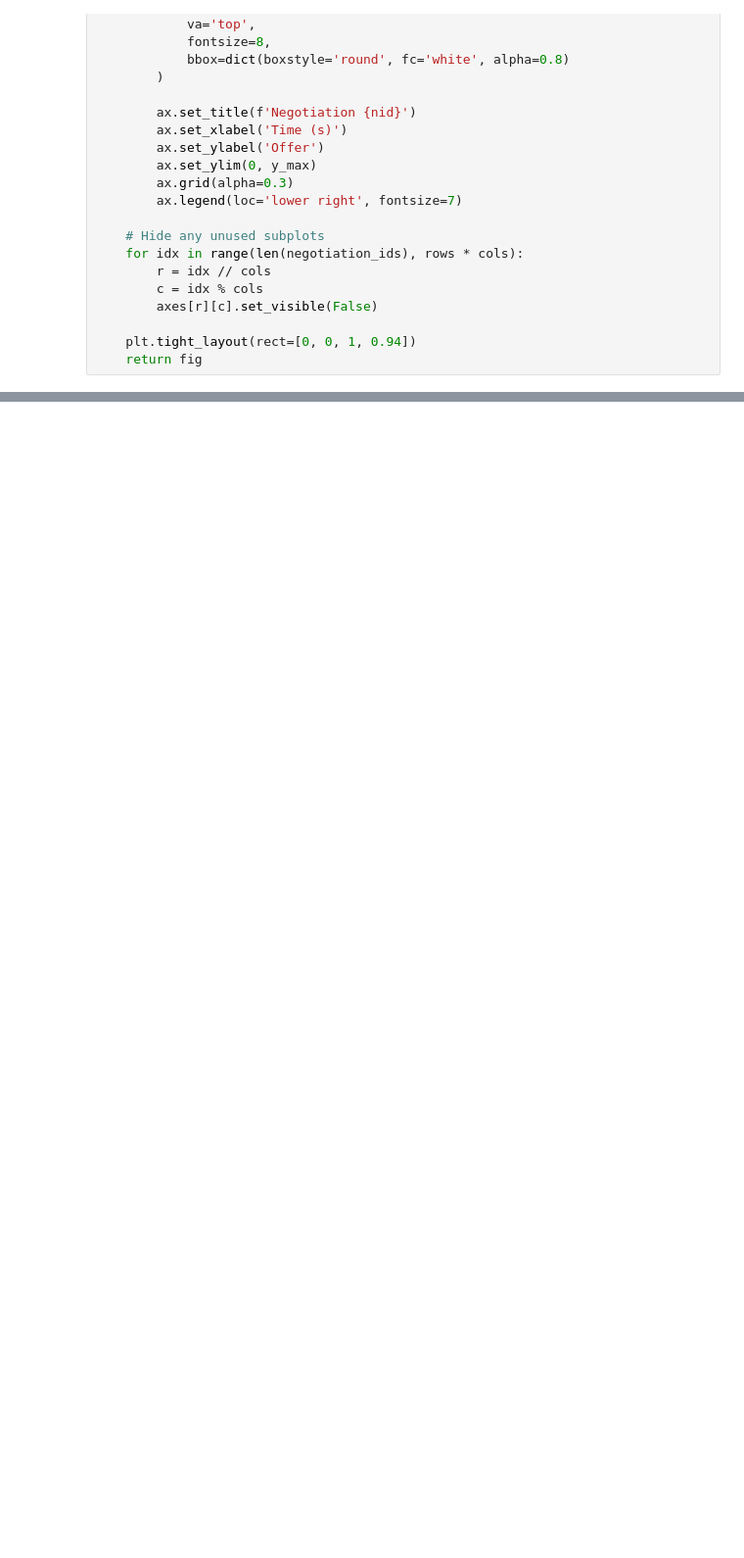
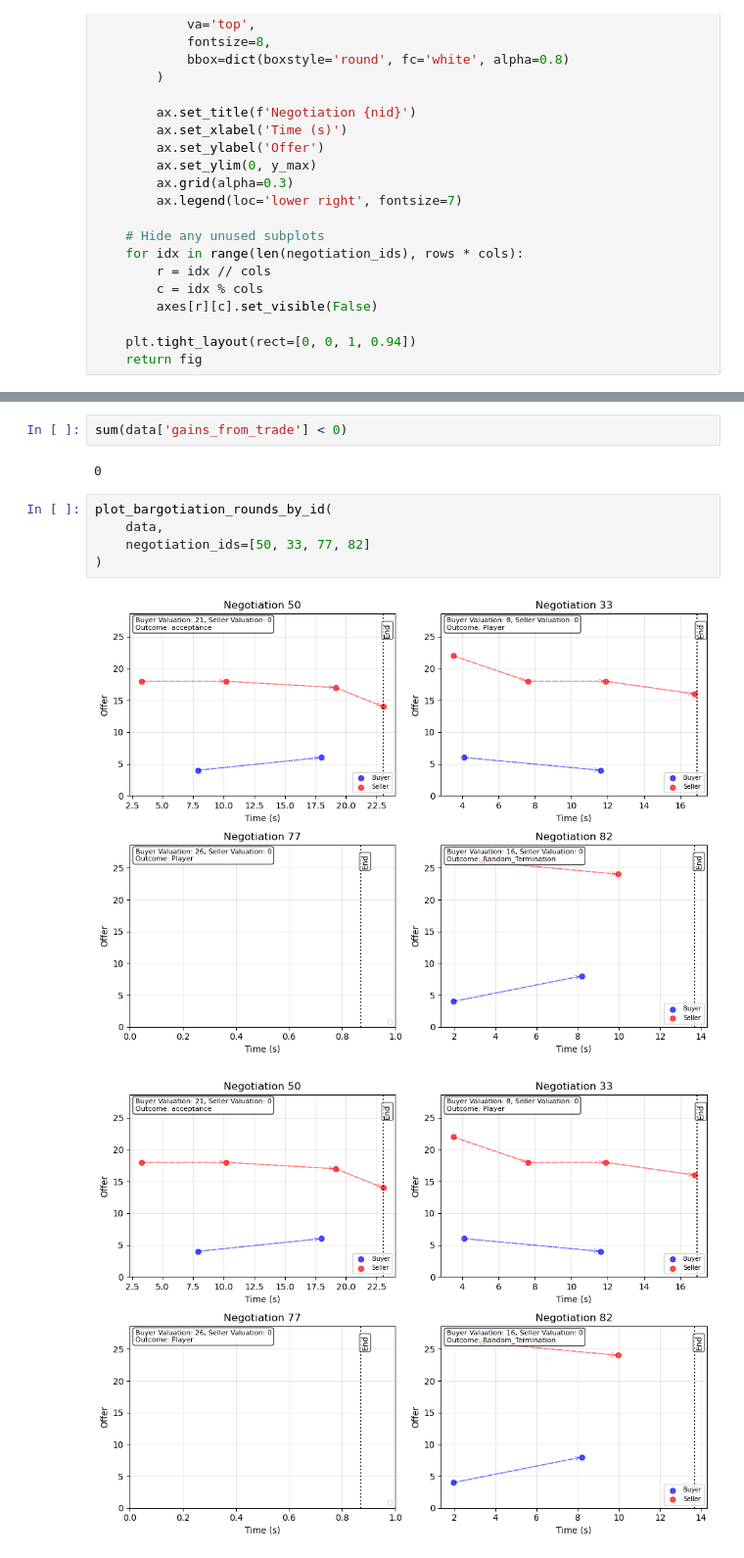
Before and after one commit to NicolasRoever/bargaining_experiment_analysis, a Jupyter notebook: src/bargaining_analysis/clean_data/plot_bargaining_rounds_id.ipynb, the cells around one changed output, grey strips where cells are left out. Shown at 98% size. Saved outputs shown, nothing was run; the diff lists cells and outputs as text; blank space fills up the shorter version.

```diff
--- a/src/bargaining_analysis/clean_data/plot_bargaining_rounds_id.ipynb
+++ b/src/bargaining_analysis/clean_data/plot_bargaining_rounds_id.ipynb
@@ -145,0 +159,12 @@ data =
+# %%
+sum(data['gains_from_trade'] < 0)
+# %% [output]
+0
+# %%
+plot_bargotiation_rounds_by_id(
+    data,
+    negotiation_ids=[50, 33, 77, 82]
+)
+# %% [output]
+[figure, added]
+[figure, added]
```
Also changed, not shown: parts of 4 cells of this notebook, 11 other files.
